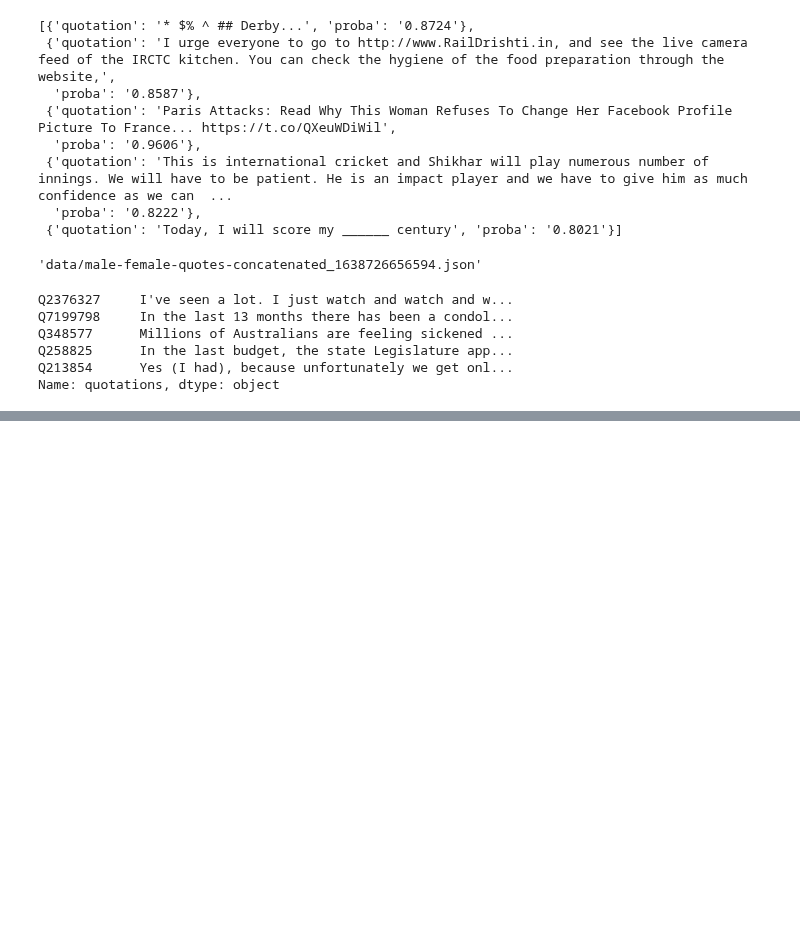
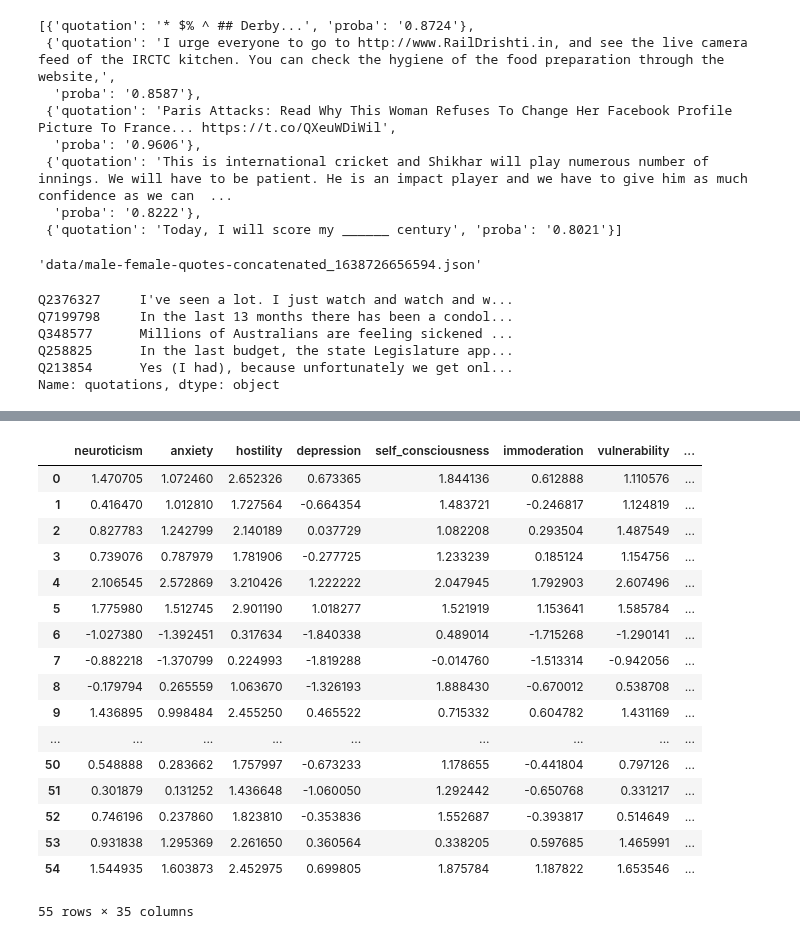
Before and after one commit to epfl-ada/ada-2021-project-madry, a Jupyter notebook: gender.ipynb, the cells around one changed output, grey strips where cells are left out. Saved outputs shown, nothing was run; the diff lists cells and outputs as text; code cells hidden in the pictures; blank space fills up the shorter version.

```diff
--- a/gender.ipynb
+++ b/gender.ipynb
@@ -194,0 +298,21 @@ female_speakers_df[['id', 'quotations']].to_csv('data/female_quotations.csv', in
+# %%
+male_politician_personality
+# %% [output]
+|  | neuroticism | anxiety | hostility | depression | self_consciousness | immoderation | vulnerability | ... |
+| 0 | 1.470705 | 1.072460 | 2.652326 | 0.673365 | 1.844136 | 0.612888 | 1.110576 | ... |
+| 1 | 0.416470 | 1.012810 | 1.727564 | -0.664354 | 1.483721 | -0.246817 | 1.124819 | ... |
+| 2 | 0.827783 | 1.242799 | 2.140189 | 0.037729 | 1.082208 | 0.293504 | 1.487549 | ... |
+| 3 | 0.739076 | 0.787979 | 1.781906 | -0.277725 | 1.233239 | 0.185124 | 1.154756 | ... |
+| 4 | 2.106545 | 2.572869 | 3.210426 | 1.222222 | 2.047945 | 1.792903 | 2.607496 | ... |
+| 5 | 1.775980 | 1.512745 | 2.901190 | 1.018277 | 1.521919 | 1.153641 | 1.585784 | ... |
+| 6 | -1.027380 | -1.392451 | 0.317634 | -1.840338 | 0.489014 | -1.715268 | -1.290141 | ... |
+| 7 | -0.882218 | -1.370799 | 0.224993 | -1.819288 | -0.014760 | -1.513314 | -0.942056 | ... |
+| 8 | -0.179794 | 0.265559 | 1.063670 | -1.326193 | 1.888430 | -0.670012 | 0.538708 | ... |
+| 9 | 1.436895 | 0.998484 | 2.455250 | 0.465522 | 0.715332 | 0.604782 | 1.431169 | ... |
+| ... | ... | ... | ... | ... | ... | ... | ... | ... |
+| 50 | 0.548888 | 0.283662 | 1.757997 | -0.673233 | 1.178655 | -0.441804 | 0.797126 | ... |
+| 51 | 0.301879 | 0.131252 | 1.436648 | -1.060050 | 1.292442 | -0.650768 | 0.331217 | ... |
+| 52 | 0.746196 | 0.237860 | 1.823810 | -0.353836 | 1.552687 | -0.393817 | 0.514649 | ... |
+| 53 | 0.931838 | 1.295369 | 2.261650 | 0.360564 | 0.338205 | 0.597685 | 1.465991 | ... |
+| 54 | 1.544935 | 1.603873 | 2.452975 | 0.699805 | 1.875784 | 1.187822 | 1.653546 | ... |
+55 rows × 35 columns
```
Also changed, not shown: parts of 27 cells of this notebook.
